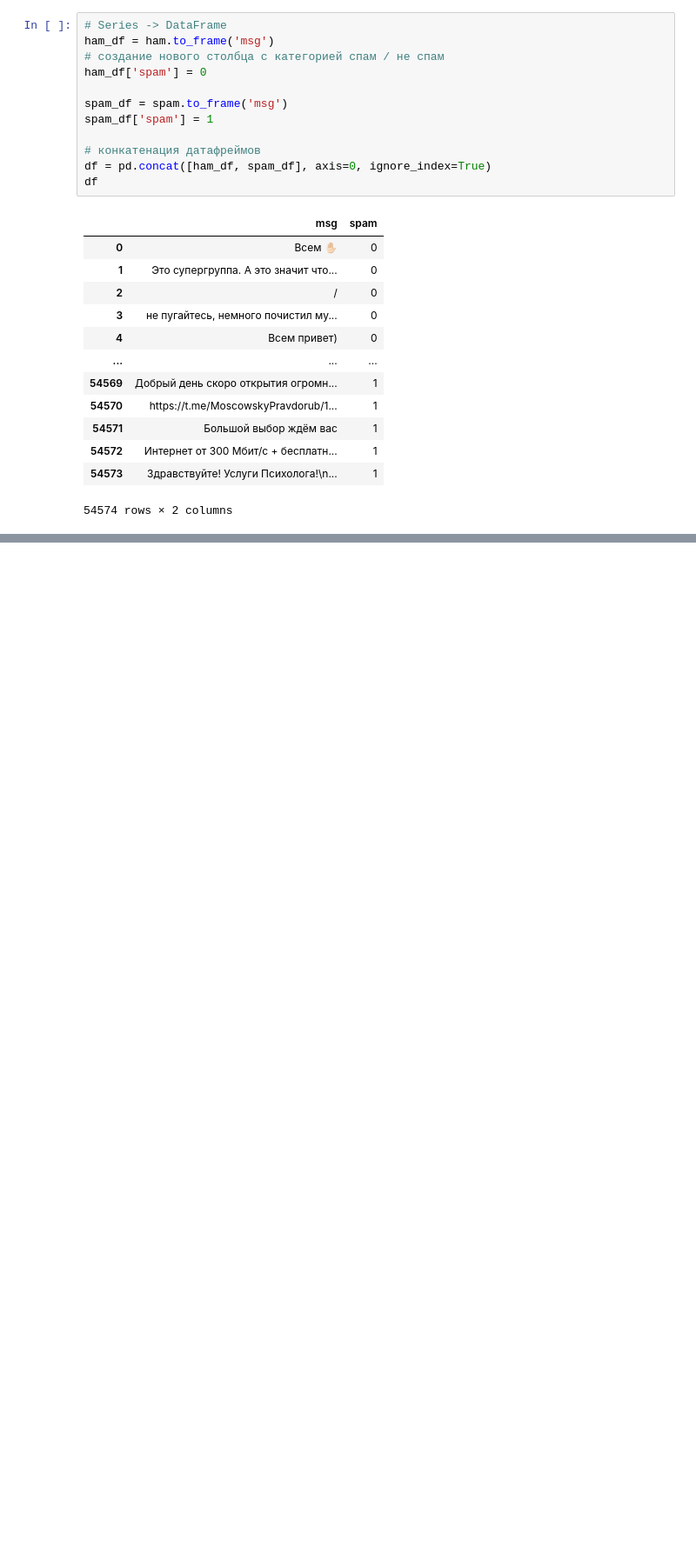
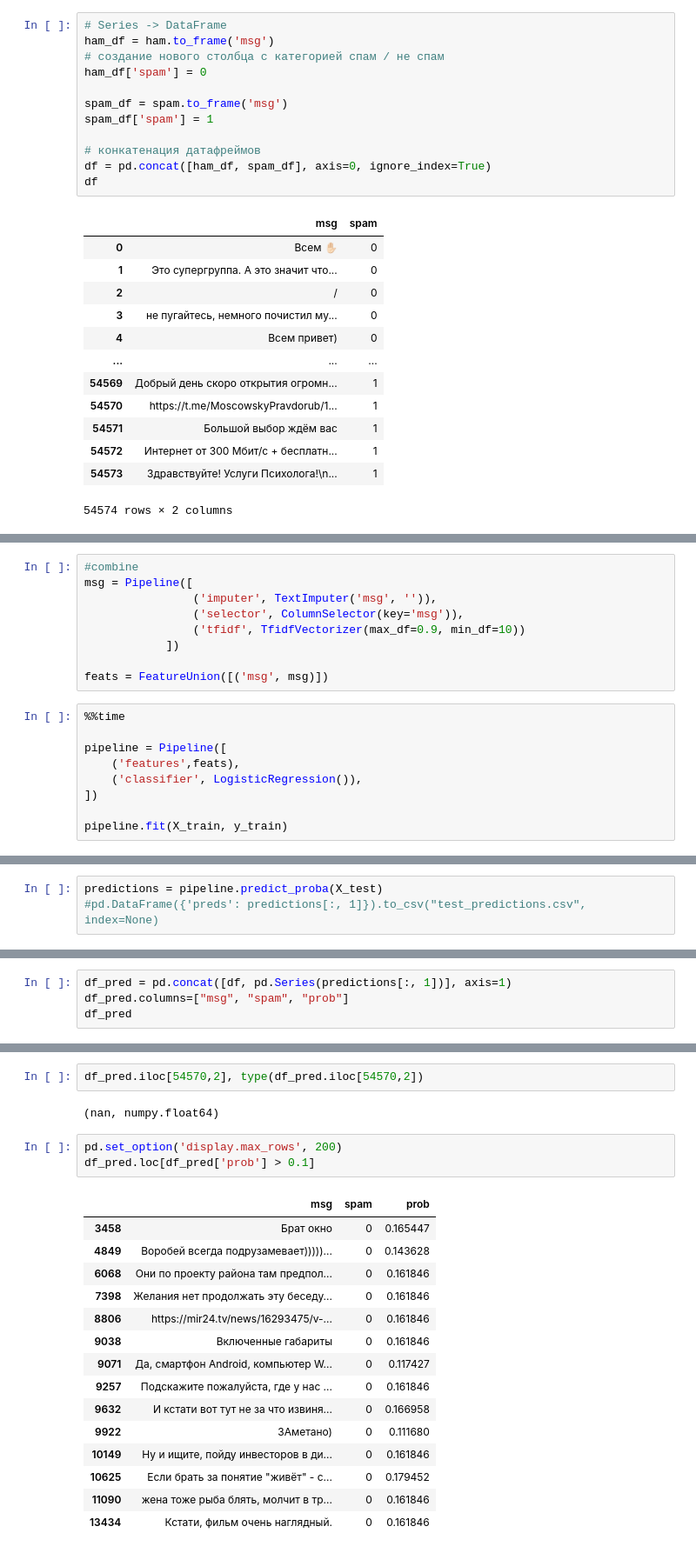
Before and after one commit to AndreiBazhenau/gb, a Jupyter notebook: ml_in_business/final_project.ipynb, the cells around one changed output, grey strips where cells are left out. Shown at 87% size. Saved outputs shown, nothing was run; the diff lists cells and outputs as text; blank space fills up the shorter version.

```diff
--- a/ml_in_business/final_project.ipynb
+++ b/ml_in_business/final_project.ipynb
@@ -568,0 +452,18 @@ KeyError: 'msg_id'
+# %%
+#combine
+msg = Pipeline([
+                ('imputer', TextImputer('msg', '')),
+                ('selector', ColumnSelector(key='msg')),
+                ('tfidf', TfidfVectorizer(max_df=0.9, min_df=10))
+            ])
+
+feats = FeatureUnion([('msg', msg)])
+# %%
+%%time
+
+pipeline = Pipeline([
+    ('features',feats),
+    ('classifier', LogisticRegression()),
+])
+
+pipeline.fit(X_train, y_train)
@@ -568,0 +499,3 @@ KeyError: 'msg_id'
+# %%
+predictions = pipeline.predict_proba(X_test)
+#pd.DataFrame({'preds': predictions[:, 1]}).to_csv("test_predictions.csv", index=None)
@@ -568,0 +538,4 @@ KeyError: 'msg_id'
+# %%
+df_pred = pd.concat([df, pd.Series(predictions[:, 1])], axis=1)
+df_pred.columns=["msg", "spam", "prob"]
+df_pred
@@ -568,0 +556,23 @@ KeyError: 'msg_id'
+# %%
+df_pred.iloc[54570,2], type(df_pred.iloc[54570,2])
+# %% [output]
+(nan, numpy.float64)
+# %%
+pd.set_option('display.max_rows', 200)
+df_pred.loc[df_pred['prob'] > 0.1]
+# %% [output]
+|  | msg | spam | prob |
+| 3458 | Брат окно | 0 | 0.165447 |
+| 4849 | Воробей всегда подрузамевает)))))... | 0 | 0.143628 |
+| 6068 | Они по проекту района там предпол... | 0 | 0.161846 |
+| 7398 | Желания нет продолжать эту беседу... | 0 | 0.161846 |
+| 8806 | https://mir24.tv/news/16293475/v-... | 0 | 0.161846 |
+| 9038 | Включенные габариты | 0 | 0.161846 |
+| 9071 | Да, смартфон Android, компьютер W... | 0 | 0.117427 |
+| 9257 | Подскажите пожалуйста, где у нас ... | 0 | 0.161846 |
+| 9632 | И кстати вот тут не за что извиня... | 0 | 0.166958 |
+| 9922 | ЗАметано) | 0 | 0.111680 |
+| 10149 | Ну и ищите, пойду инвесторов в ди... | 0 | 0.161846 |
+| 10625 | Если брать за понятие "живёт" - с... | 0 | 0.179452 |
+| 11090 | жена тоже рыба блять, молчит в тр... | 0 | 0.161846 |
+| 13434 | Кстати, фильм очень наглядный. | 0 | 0.161846 |
```
Also changed, not shown: parts of 34 cells of this notebook, 26 other files.
